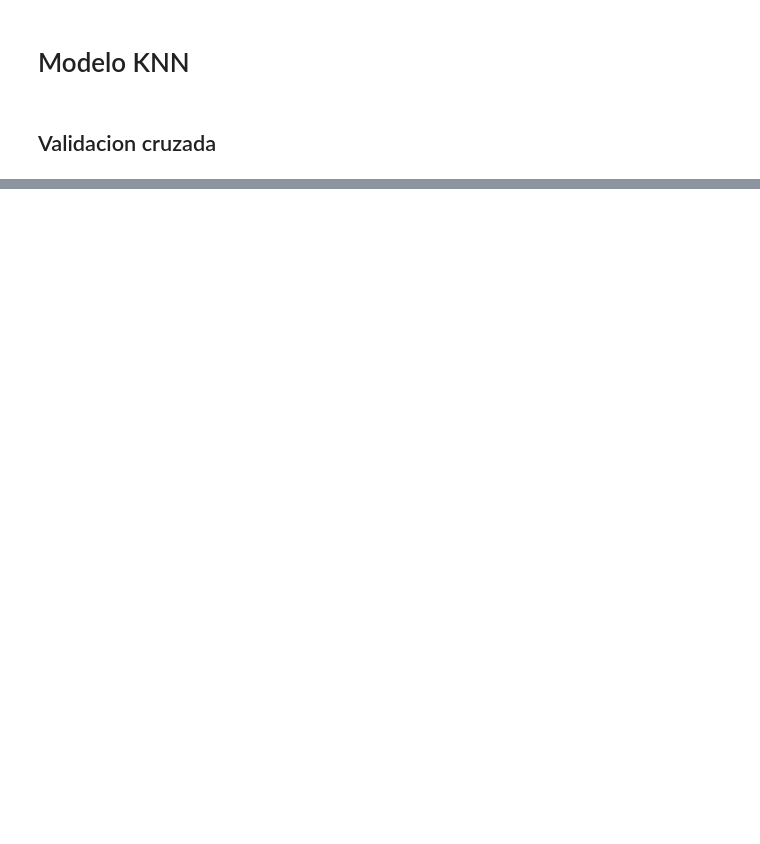
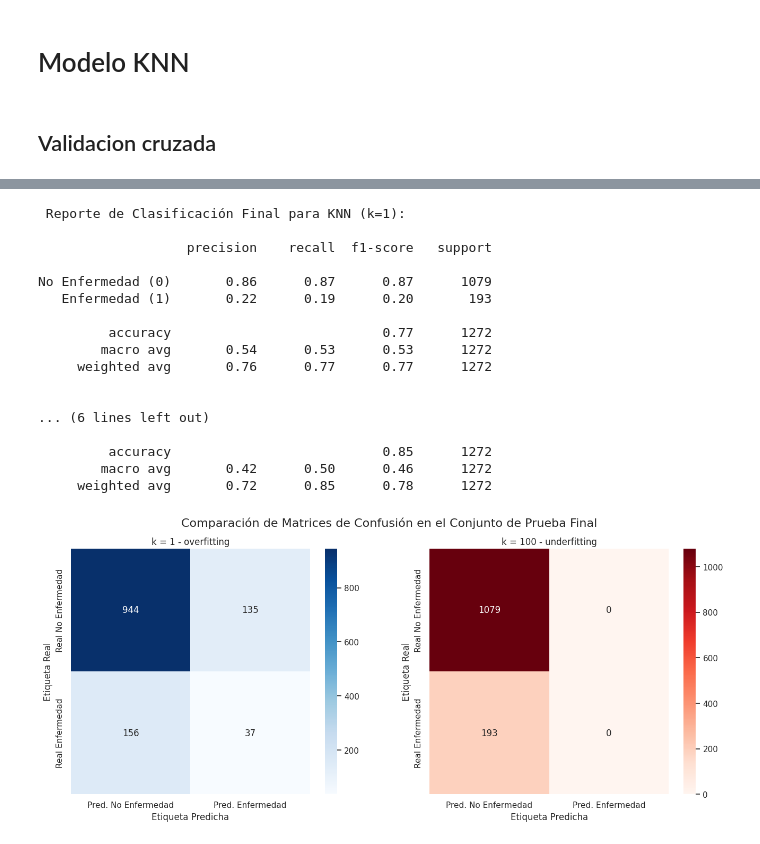
Before and after one commit to stefymojica/MACC, a Jupyter notebook: enfermedad_coronaria.ipynb, the cells around one changed output, grey strips where cells are left out. Saved outputs shown, nothing was run; the diff lists cells and outputs as text; code cells hidden in the pictures; blank space fills up the shorter version.

```diff
--- a/enfermedad_coronaria.ipynb
+++ b/enfermedad_coronaria.ipynb
@@ -413,0 +455,73 @@ for k in k_values:
+# %%
+# KNN CON K = 1
+sklearn_knn1 = KNeighborsClassifier(n_neighbors=1, weights='distance')
+
+# Entrenamiento
+sklearn_knn1.fit(X_train_scaled, y_train)
+
+# Hacer predicciones a los casos de prueba
+y_pred_knn1 = sklearn_knn1.predict(X_test_scaled)
+
+print("\n Reporte de Clasificación Final para KNN (k=1):\n")
+print(classification_report(y_test, y_pred_knn1, target_names=['No Enfermedad (0)', 'Enfermedad (1)']))
+
+# Visualizar la Matriz de Confusión
+cm_knn1 = confusion_matrix(y_test, y_pred_knn1)
+tn_k1, fp_k1, fn_k1, tp_k1 = cm_knn1.ravel()
+
+# KNN CON K = 100
+sklearn_knn100 = KNeighborsClassifier(n_neighbors=100, weights='distance')
+
+# Entrenamiento
+sklearn_knn100.fit(X_train_scaled, y_train)
+
+# Hacer predicciones a los casos de prueba
+y_pred_knn100 = sklearn_knn100.predict(X_test_scaled)
+
+print("\n Reporte de Clasificación Final para KNN (k=100):\n")
+print(classification_report(y_test, y_pred_knn100, target_names=['No Enfermedad (0)', 'Enfermedad (1)']))
+
+# Visualizar la Matriz de Confusión
+cm_knn100 = confusion_matrix(y_test, y_pred_knn100)
+tn_k100, fp_k100, fn_k100, tp_k100 = cm_knn1.ravel()
+
+# --- Gráficos Comparativos ---
+fig, axes = plt.subplots(1, 2, figsize=(16, 6))
+fig.suptitle('Comparación de Matrices de Confusión en el Conjunto de Prueba Final', fontsize=16)
+
+# Matriz para k=3
+sns.heatmap(cm_knn1, annot=True, fmt='d', cmap='Blues', ax=axes[0],
+            xticklabels=['Pred. No Enfermedad', 'Pred. Enfermedad'],
+            yticklabels=['Real No Enfermedad', 'Real Enfermedad'])
+axes[0].set_title('k = 1 - overfitting')
+axes[0].set_ylabel('Etiqueta Real')
+axes[0].set_xlabel('Etiqueta Predicha')
+
+# Matriz para k=13
+sns.heatmap(cm_knn100, annot=True, fmt='d', cmap='Reds', ax=axes[1],
+            xticklabels=['Pred. No Enfermedad', 'Pred. Enfermedad'],
+            yticklabels=['Real No Enfermedad', 'Real Enfermedad'])
+axes[1].set_title('k = 100 - underfitting')
+axes[1].set_ylabel('Etiqueta Real')
+axes[1].set_xlabel('Etiqueta Predicha')
+
+plt.show()
+# %% [output]
+ Reporte de Clasificación Final para KNN (k=1):
+
+                   precision    recall  f1-score   support
+
+No Enfermedad (0)       0.86      0.87      0.87      1079
+   Enfermedad (1)       0.22      0.19      0.20       193
+
+         accuracy                           0.77      1272
+        macro avg       0.54      0.53      0.53      1272
+     weighted avg       0.76      0.77      0.77      1272
+
+
+... (6 lines left out)
+
+         accuracy                           0.85      1272
+        macro avg       0.42      0.50      0.46      1272
+     weighted avg       0.72      0.85      0.78      1272
+[figure, added]
```
Also changed, not shown: parts of 8 cells of this notebook.
